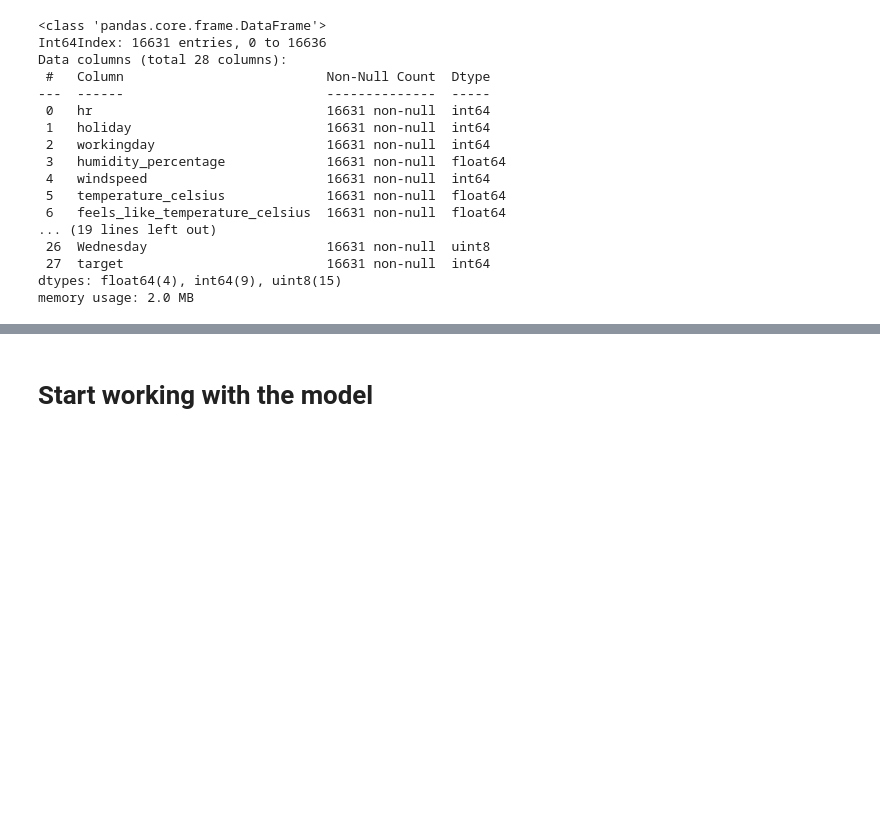
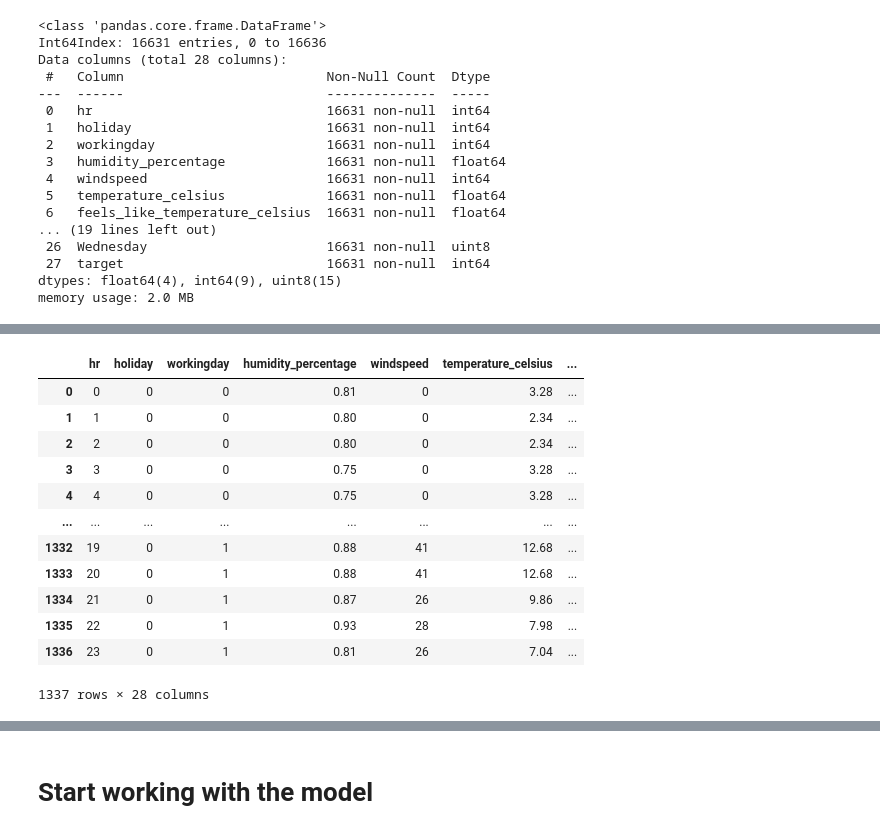
Before and after one commit to carlosdgerez/machine_learning, a Jupyter notebook: module4/Final_of_Porter_Bike.ipynb, the cells around one changed output, grey strips where cells are left out. Drawn from its saved outputs; the diff is of its cells as text; code cells hidden in the pictures; blank space fills up the shorter version.

```diff
--- a/module4/Final_of_Porter_Bike.ipynb
+++ b/module4/Final_of_Porter_Bike.ipynb
@@ -191,0 +192,3 @@ Warning: Total number of columns (28) exceeds max_columns (20). Falling back to
+# %%
+test_dataset
+# %% [output]
@@ -192,3 +196,16 @@ Warning: Total number of columns (28) exceeds max_columns (20). Falling back to
+|  | hr | holiday | workingday | humidity_percentage | windspeed | temperature_celsius | ... |
+| 0 | 0 | 0 | 0 | 0.81 | 0 | 3.28 | ... |
+| 1 | 1 | 0 | 0 | 0.80 | 0 | 2.34 | ... |
+| 2 | 2 | 0 | 0 | 0.80 | 0 | 2.34 | ... |
+| 3 | 3 | 0 | 0 | 0.75 | 0 | 3.28 | ... |
+| 4 | 4 | 0 | 0 | 0.75 | 0 | 3.28 | ... |
+| ... | ... | ... | ... | ... | ... | ... | ... |
+| 1332 | 19 | 0 | 1 | 0.88 | 41 | 12.68 | ... |
+| 1333 | 20 | 0 | 1 | 0.88 | 41 | 12.68 | ... |
+| 1334 | 21 | 0 | 1 | 0.87 | 26 | 9.86 | ... |
+| 1335 | 22 | 0 | 1 | 0.93 | 28 | 7.98 | ... |
+| 1336 | 23 | 0 | 1 | 0.81 | 26 | 7.04 | ... |
+1337 rows × 28 columns
 # %%
 # generating train and test features and labels
 
```
Also changed, not shown: parts of 8 cells of this notebook.
